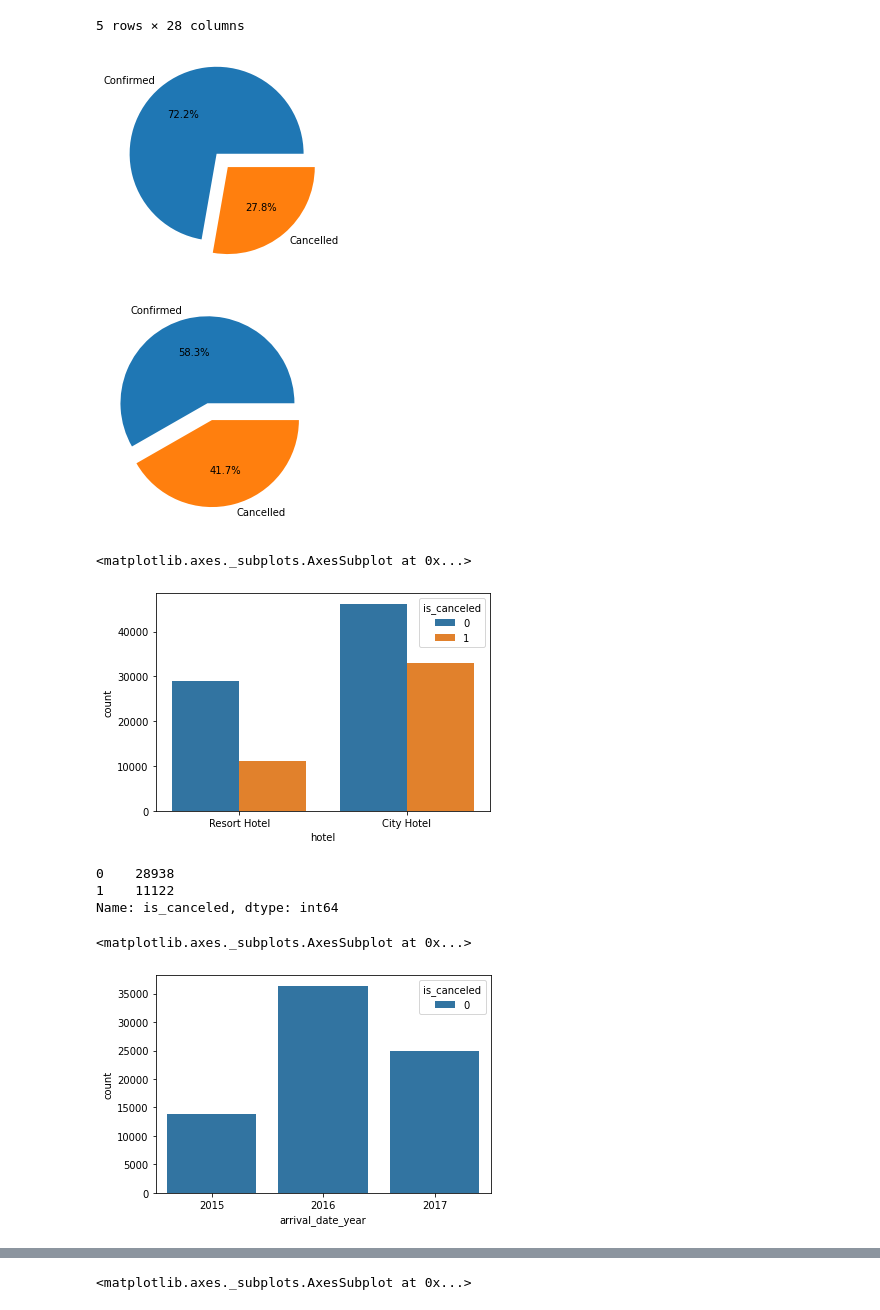
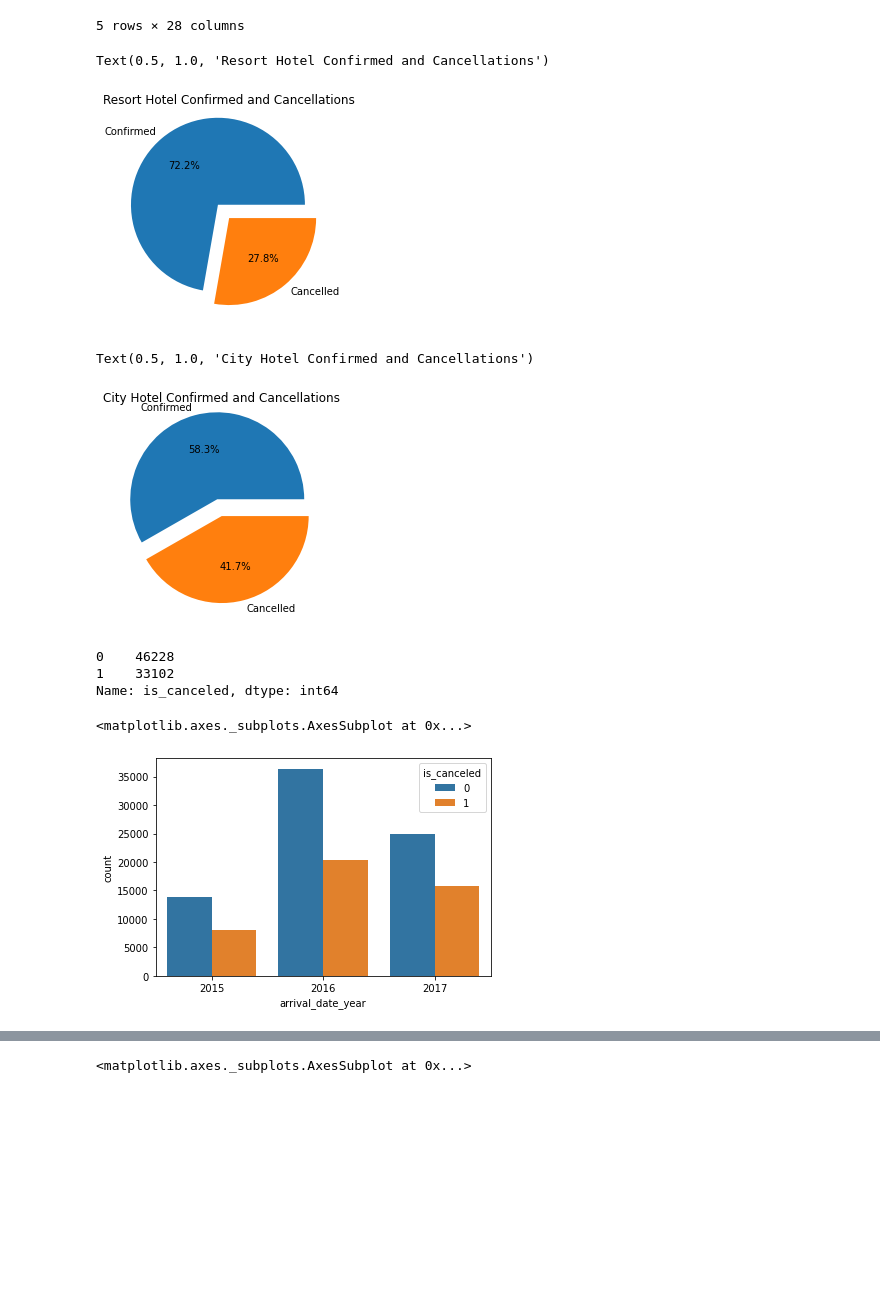
Before and after one commit to amanksharma23/EDA-Projects, a Jupyter notebook: Copy_of_Copy_of_Hotel_Booking_Analysis_Capstone_Project.ipynb, the cells around one changed output, grey strips where cells are left out. Cells and saved outputs as stored; diff of their text form; code cells hidden in the pictures; blank space fills up the shorter version.

```diff
--- a/Copy_of_Copy_of_Hotel_Booking_Analysis_Capstone_Project.ipynb
+++ b/Copy_of_Copy_of_Hotel_Booking_Analysis_Capstone_Project.ipynb
@@ -165,33 +165,32 @@ resort_hotel = data.loc[(data["hotel"] == "Resort Hotel")]
 resort_hotel_checkin_cancel = resort_hotel['is_canceled'].value_counts()
 mylabels = ["Confirmed", "Cancelled"]
 myexplode = [0.2, 0]
-plt.pie(resort_hotel_checkin_cancel, labels = mylabels, explode = myexplode, autopct='%1.1f%%')
-plt.show()
+resort_hotel_cancelation = plt.pie(resort_hotel_checkin_cancel, labels = mylabels, explode = myexplode, autopct='%1.1f%%')
+plt.figsize=(8,8)
+plt.title('Resort Hotel Confirmed and Cancellations')
 # %% [output]
+Text(0.5, 1.0, 'Resort Hotel Confirmed and Cancellations')
-[figure, old version]
+[figure, new version]
 # %%
 city_hotel = data.loc[(data["hotel"] == "City Hotel")]
 city_hotel_checkin_cancel = city_hotel['is_canceled'].value_counts()
 plt.pie(city_hotel_checkin_cancel, labels = mylabels, explode = myexplode, autopct='%1.1f%%')
-plt.show()
+plt.figsize=(10,8)
+plt.title('City Hotel Confirmed and Cancellations')
 # %% [output]
+Text(0.5, 1.0, 'City Hotel Confirmed and Cancellations')
-[figure, old version]
+[figure, new version]
-# %%
-sns.countplot(x= 'hotel', hue= 'is_canceled',  data= data)
-# %% [output]
-<matplotlib.axes._subplots.AxesSubplot at 0x...>
-[figure, removed]
 # %%
-resort_hotel_checkin_cancel = resort_hotel['is_canceled'].value_counts()
+resort_hotel_checkin_cancel = city_hotel['is_canceled'].value_counts()
 resort_hotel_checkin_cancel
 # %% [output]
-0    28938
-1    11122
+0    46228
+1    33102
 Name: is_canceled, dtype: int64
 # %%
 data_not_canceled = data[data['is_canceled']==0]
 # %%
-sns.countplot(x= 'arrival_date_year', hue='is_canceled',  data= data_not_canceled)
+sns.countplot(x= 'arrival_date_year', hue='is_canceled',  data= data)
 # %% [output]
 <matplotlib.axes._subplots.AxesSubplot at 0x...>
-[figure, old version]
+[figure, new version]
```
Also changed, not shown: parts of 6 cells of this notebook.
